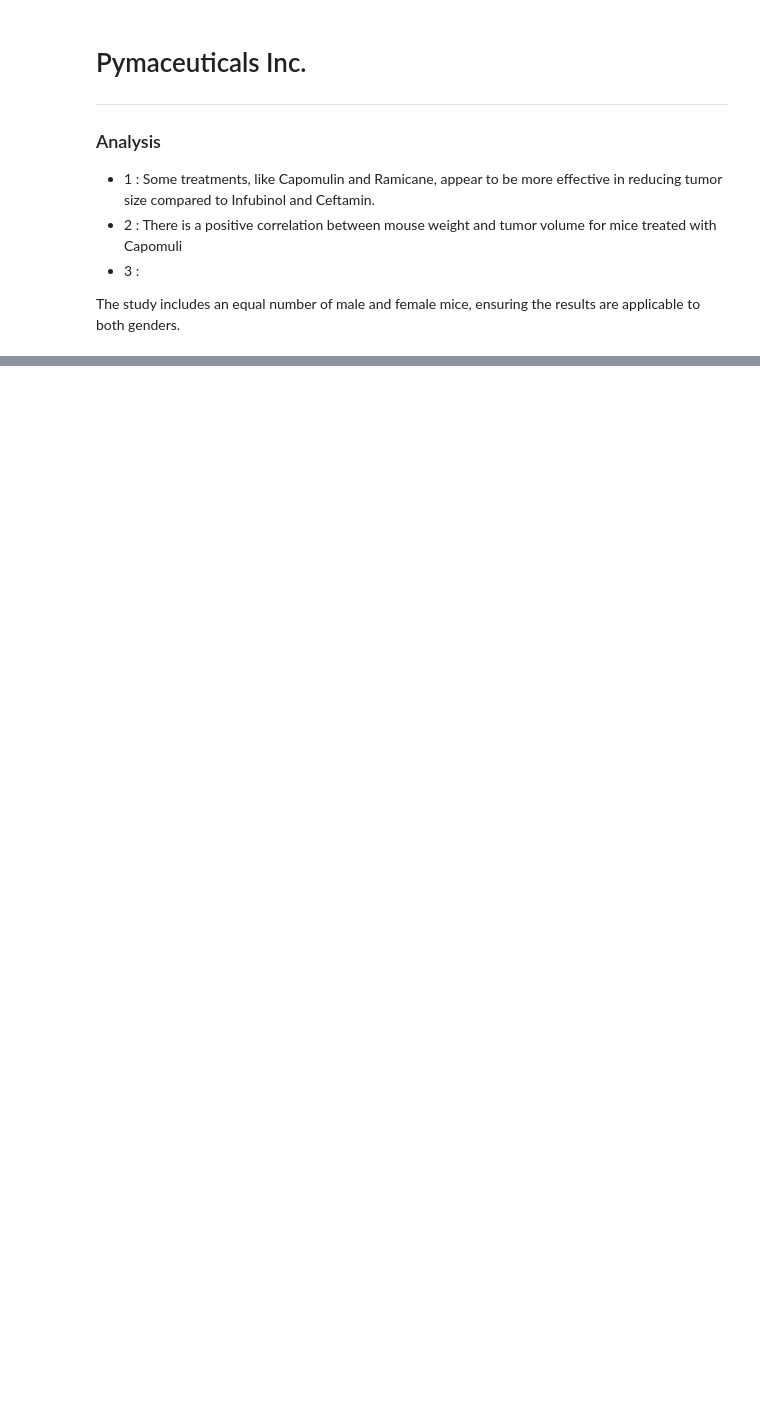
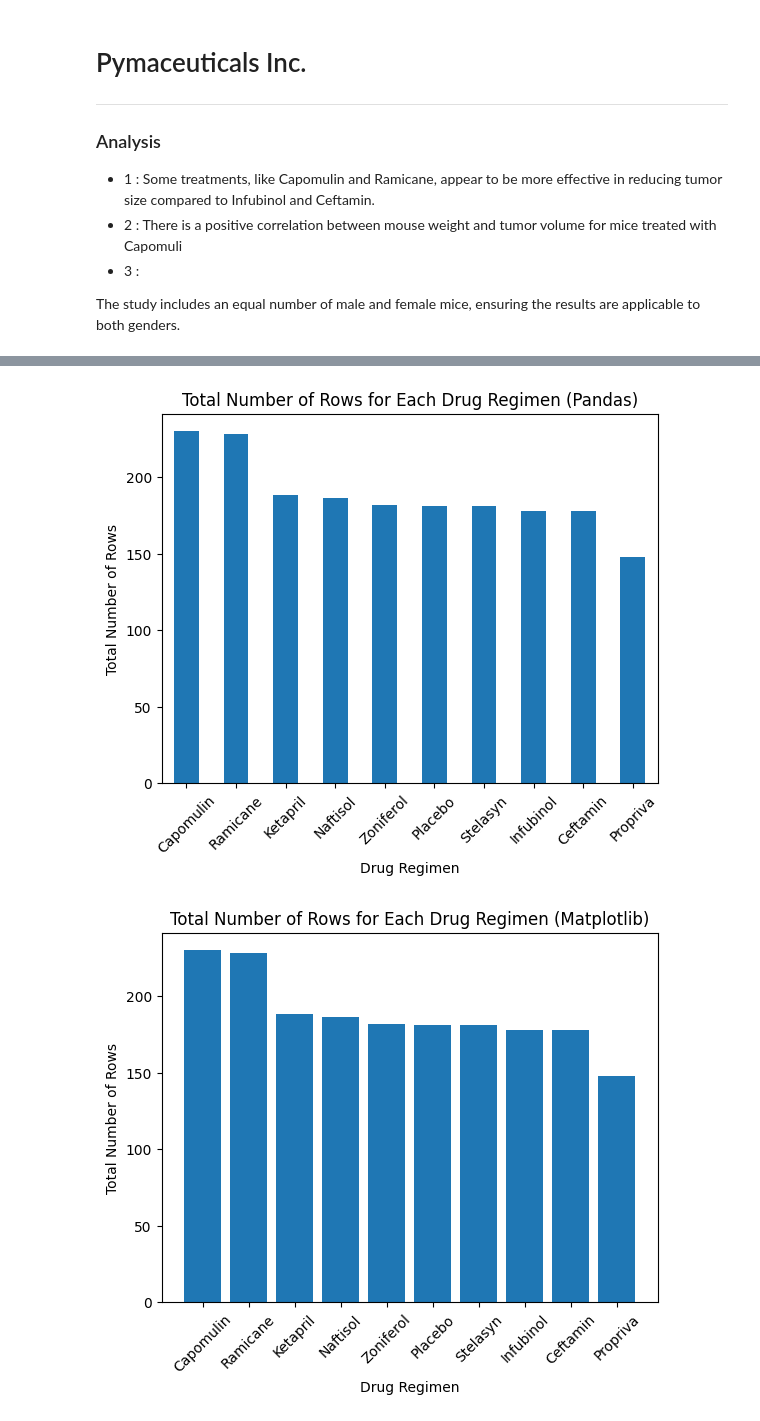
Before and after one commit to Venerann/Pymaceuticals_Challenge, a Jupyter notebook: Code/pymaceuticals.ipynb, the cells around one changed output, grey strips where cells are left out. Cells and saved outputs as stored; diff of their text form; code cells hidden in the pictures; blank space fills up the shorter version.

Commit message:
Updated pymaceuticals.ipynb file to include the code. Made an error when submitting the assignment as the file was void of any code.

```diff
--- a/Code/pymaceuticals.ipynb
+++ b/Code/pymaceuticals.ipynb
@@ -130,0 +18,11 @@ The correlation between mouse weight and the average tumor volume is 0.84
+# %%
+# Step 1: Load the data from CSV files and merge the DataFrames
+mouse_metadata_path = "C:/users/messa/Pymaceuticals_Challenge/Resources/Mouse_metadata.csv"
+study_results_path = "C:/users/messa/Pymaceuticals_Challenge/Resources/Study_results.csv"
+mouse_metadata = pd.read_csv(mouse_metadata_path)
+study_results = pd.read_csv(study_results_path)
+merged_data = pd.merge(mouse_metadata, study_results, on="Mouse ID", how="outer")
+# %%
+# Step 2: Check for any mouse ID with duplicate time points and create a cleaned DataFrame
+duplicate_mouse_id = merged_data[merged_data.duplicated(subset=["Mouse ID", "Timepoint"], keep=False)]
+cleaned_data = merged_data[~merged_data["Mouse ID"].isin(duplicate_mouse_id["Mouse ID"])]
@@ -130,0 +32,18 @@ The correlation between mouse weight and the average tumor volume is 0.84
+# %%
+# Step 4: Create bar charts to show the total number of rows for each drug regimen
+bar_chart_data = cleaned_data["Drug Regimen"].value_counts()
+bar_chart_data.plot(kind="bar", title="Total Number of Rows for Each Drug Regimen (Pandas)")
+plt.xlabel("Drug Regimen")
+plt.ylabel("Total Number of Rows")
+plt.xticks(rotation=45)
+plt.show()
+
+plt.bar(bar_chart_data.index, bar_chart_data.values)
+plt.title("Total Number of Rows for Each Drug Regimen (Matplotlib)")
+plt.xlabel("Drug Regimen")
+plt.ylabel("Total Number of Rows")
+plt.xticks(rotation=45)
+plt.show()
+# %% [output]
+[figure, added]
+[figure, added]
```
Also changed, not shown: parts of 30 cells of this notebook, 1 other file.
